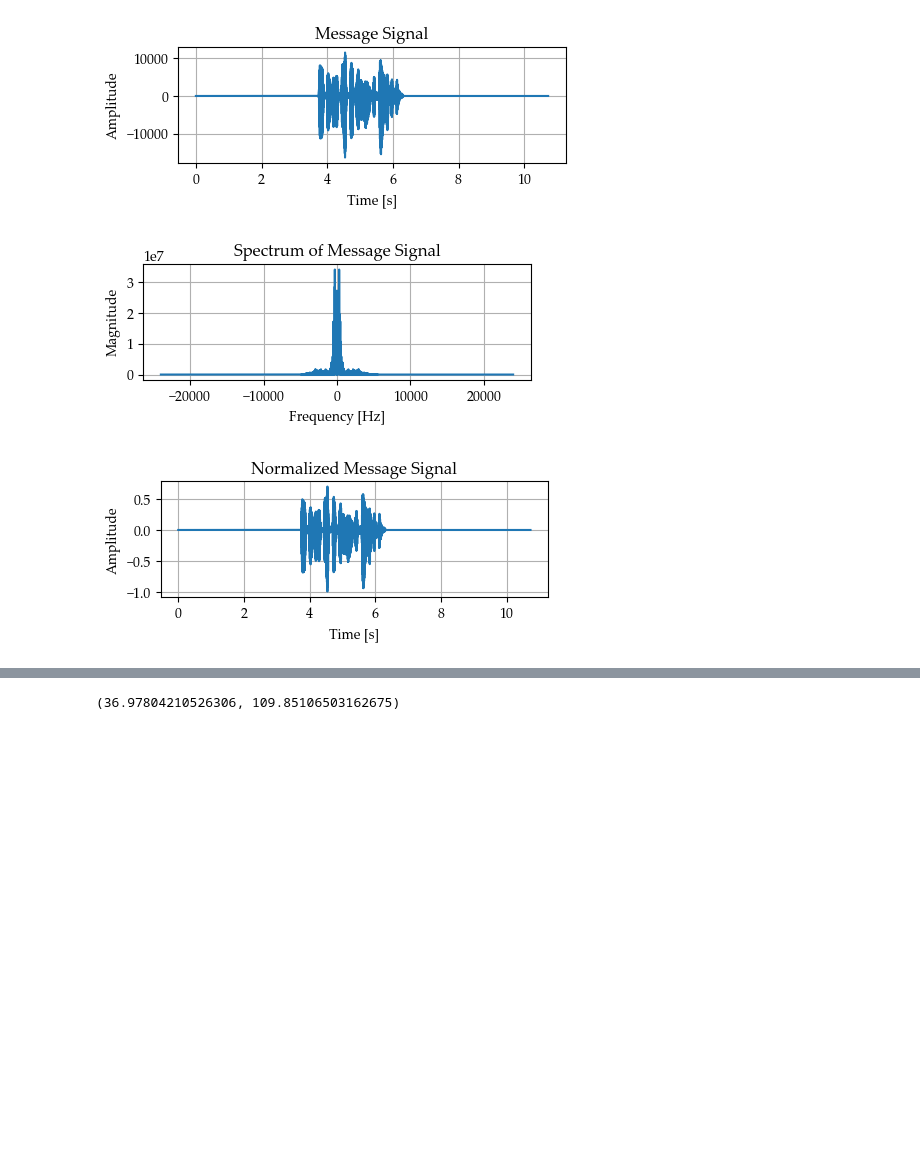
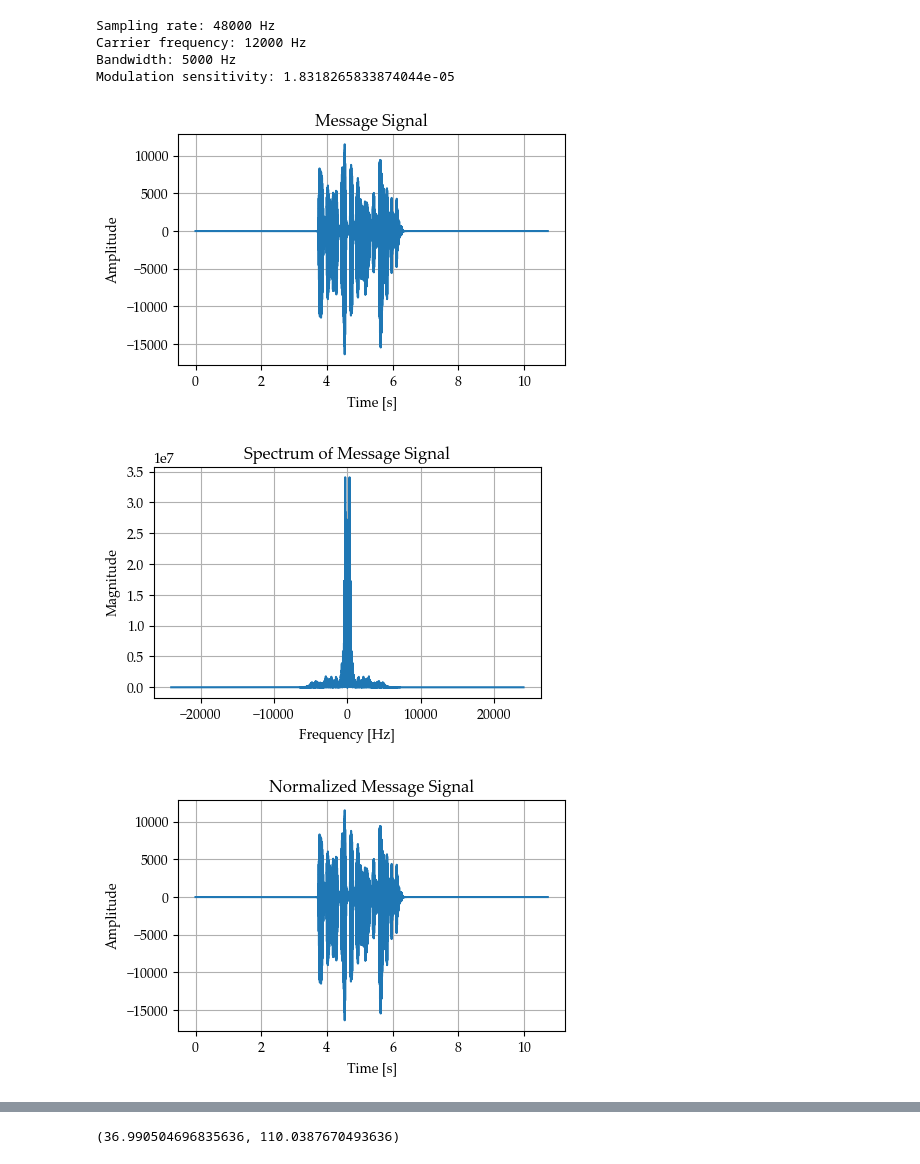
Before and after one commit to martinz2002/ece459-project-fa23-zjui, a Jupyter notebook: project_main/AM_SNR.ipynb, the cells around one changed output, grey strips where cells are left out. Drawn from its saved outputs; the diff is of its cells as text; code cells hidden in the pictures; blank space fills up the shorter version.

```diff
--- a/project_main/AM_SNR.ipynb
+++ b/project_main/AM_SNR.ipynb
@@ -8,7 +8,7 @@ from scipy.io import wavfile
 plt.rcParams['font.family'] = 'Palatino Linotype'
 plt.rcParams['legend.loc'] = 'best'
 plt.rcParams['axes.grid'] = True
-plt.rcParams['figure.figsize'] = [5,1.5]
+plt.rcParams['figure.figsize'] = [5,3]
 
 mod_index = 0.3 # modulation index specified by the problem
 
@@ -19,7 +19,7 @@ def calculate_snr(signal, noise):
 
 # 1. Generate Sinusoidal Message Signal
 fs, message = wavfile.read('audio.wav')
-bw = 4000
+bw = 5000
 
 b, a = butter(8, bw, fs=fs, btype='low', analog=False)
 message_filtered = filtfilt(b, a, message)
@@ -31,11 +31,17 @@ new_message = np.zeros(3*len(message_filtered)) #!! 补长信号，以补偿滤
 new_message[len(message_filtered):2*len(message_filtered)] = message_filtered
 message = new_message
 t = np.arange(0, len(message)/fs, 1/fs)
-fc = 10000
+fc = 12000
+
+# print all parameters
+print('Sampling rate: {} Hz'.format(fs))
+print('Carrier frequency: {} Hz'.format(fc))
+print('Bandwidth: {} Hz'.format(bw))
+print('Modulation sensitivity: {}'.format(ka))
 
 # 2. Perform Envelope Modulation
 carrier = np.cos(2 * np.pi * fc * t)
-message_normalized = new_message / np.max(np.abs(new_message))
+message_normalized = new_message
 modulated_signal = (1 + ka * message_normalized) * carrier
 
 # 3. Add AWGN Noise
@@ -87,33 +93,46 @@ plt.title('Envelope Modulated Signal')
 plt.xlabel('Time [s]')
 plt.ylabel('Amplitude')
 
 # Plot the spectrum
 plt.figure()
 f = np.linspace(-fs/2, fs/2, len(t))
 modulated_spectrum = fftshift(fft(modulated_signal))
 plt.plot(f, np.abs(modulated_spectrum))
 plt.title('Spectrum of Modulated Signal')
 plt.xlabel('Frequency [Hz]')
 plt.ylabel('Magnitude')
 
 # Plot the envelope-detected signal after low-pass filtering
 plt.figure()
 plt.plot(t[audio_data_length:2*audio_data_length], envelope_extracted_normalized, label='Normalized Envelope')
 plt.plot(t[audio_data_length:2*audio_data_length], audio_data, label='Message')
 plt.title('Envelope-Detected Signal')
 plt.xlabel('Time [s]')
 plt.ylabel('Amplitude')
 plt.legend()
 plt.show()
 
+envelope_extracted_normalized_fft = fftshift(fft(envelope_extracted_normalized))
+plt.figure()
+freq = np.linspace(-fs/2, fs/2, len(envelope_extracted_normalized_fft))
+plt.plot(freq, np.abs(envelope_extracted_normalized_fft))
+plt.title('Spectrum of Envelope-Detected Signal')
+plt.xlabel('Frequency [Hz]')
+plt.ylabel('Magnitude')
+plt.xlim([-1.5*bw, 1.5*bw])
+
 
 # write the demodulated signal to a wav file as int16
 wavfile.write('am_demodulated.wav', fs, envelope_extracted_normalized.astype(np.int16))
 
 pre_detection_snr = calculate_snr(modulated_signal, noise)
 post_detection_snr = calculate_snr(envelope_extracted_normalized, noise)
 pre_detection_snr, post_detection_snr
 # %% [output]
+Sampling rate: 48000 Hz
+Carrier frequency: 12000 Hz
+Bandwidth: 5000 Hz
+Modulation sensitivity: 1.8318265833874044e-05
-[figure, old version]
+[figure, new version]
-[figure, old version]
+[figure, new version]
-[figure, old version]
+[figure, new version]
@@ -123 +142 @@ pre_detection_snr, post_detection_snr
-(36.97804210526306, 109.85106503162675)
+(36.990504696835636, 110.0387670493636)
```
Also changed, not shown: parts of 1 cell of this notebook, 10 other files.
